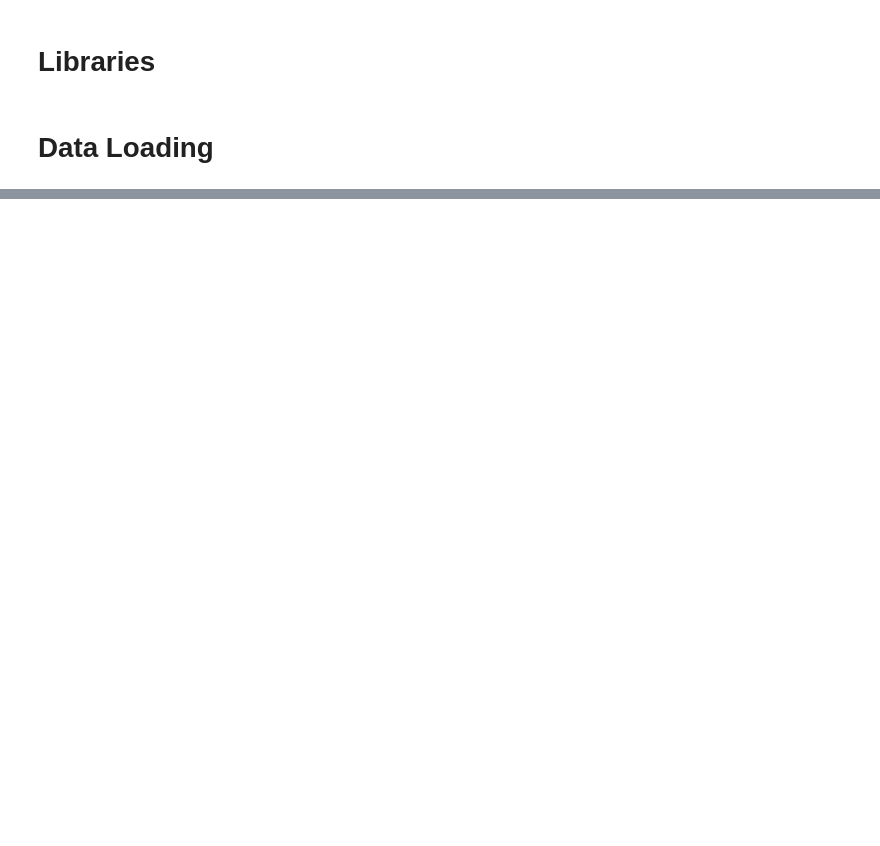
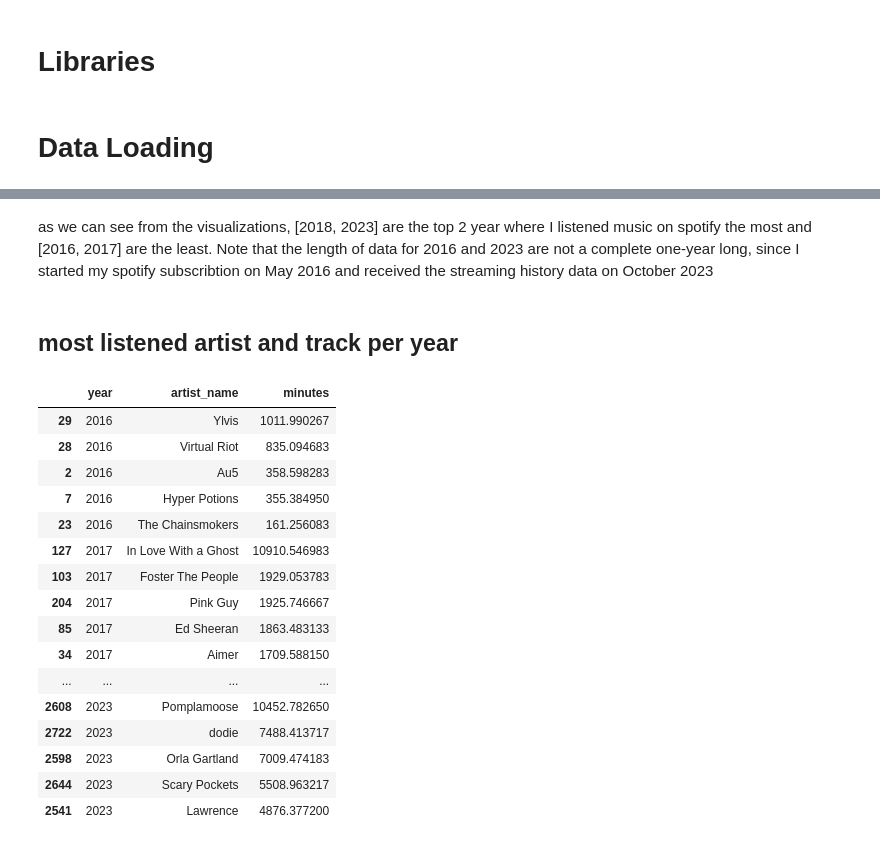
Before and after one commit to nazhifkojaz/Spotify-Analysis-Data-Collection-, a Jupyter notebook: spanalysis_dataanalysis.ipynb, the cells around one changed output, grey strips where cells are left out. Drawn from its saved outputs; the diff is of its cells as text; code cells hidden in the pictures; blank space fills up the shorter version.

```diff
--- a/spanalysis_dataanalysis.ipynb
+++ b/spanalysis_dataanalysis.ipynb
@@ -42,0 +104,29 @@ Index(['danceability', 'energy', 'key', 'loudness', 'mode', 'speechiness',
+# %% [markdown]
+as we can see from the visualizations, [2018, 2023] are the top 2 year where I listened music on spotify the most and [2016, 2017] are the least. Note that the length of data for 2016 and 2023 are not a complete one-year long, since I started my spotify subscribtion on May 2016 and received the streaming history data on October 2023
+# %% [markdown]
+## most listened artist and track per year
+# %%
+# find the top 5 most listened artists per year and plot them
+top_artists = stream_df.groupby([stream_df['ts'].dt.year, 'artist_name'])['ms_played'].sum().div(60000).reset_index()
+top_artists = top_artists.rename(columns={'ts': 'year', 'ms_played': 'minutes'})
+top_artists = top_artists.sort_values(['year', 'minutes'], ascending=[True, False])
+top_artists = top_artists.groupby('year').head(5)
+top_artists
+# %% [output]
+|  | year | artist_name | minutes |
+| 29 | 2016 | Ylvis | 1011.990267 |
+| 28 | 2016 | Virtual Riot | 835.094683 |
+| 2 | 2016 | Au5 | 358.598283 |
+| 7 | 2016 | Hyper Potions | 355.384950 |
+| 23 | 2016 | The Chainsmokers | 161.256083 |
+| 127 | 2017 | In Love With a Ghost | 10910.546983 |
+| 103 | 2017 | Foster The People | 1929.053783 |
+| 204 | 2017 | Pink Guy | 1925.746667 |
+| 85 | 2017 | Ed Sheeran | 1863.483133 |
+| 34 | 2017 | Aimer | 1709.588150 |
+| ... | ... | ... | ... |
+| 2608 | 2023 | Pomplamoose | 10452.782650 |
+| 2722 | 2023 | dodie | 7488.413717 |
+| 2598 | 2023 | Orla Gartland | 7009.474183 |
+| 2644 | 2023 | Scary Pockets | 5508.963217 |
+| 2541 | 2023 | Lawrence | 4876.377200 |
```
Also changed, not shown: parts of 12 cells of this notebook, 1 other file.
